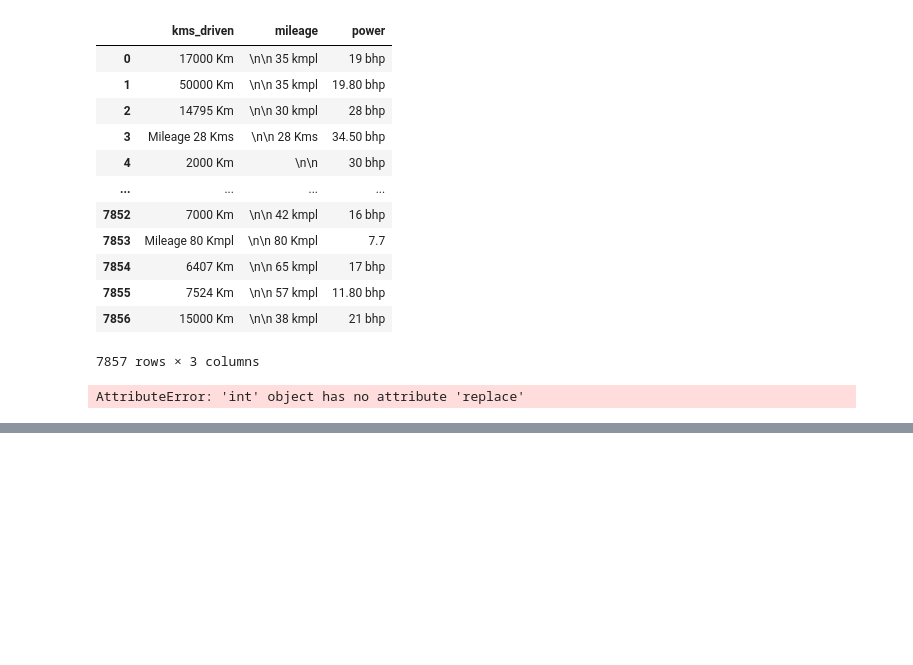
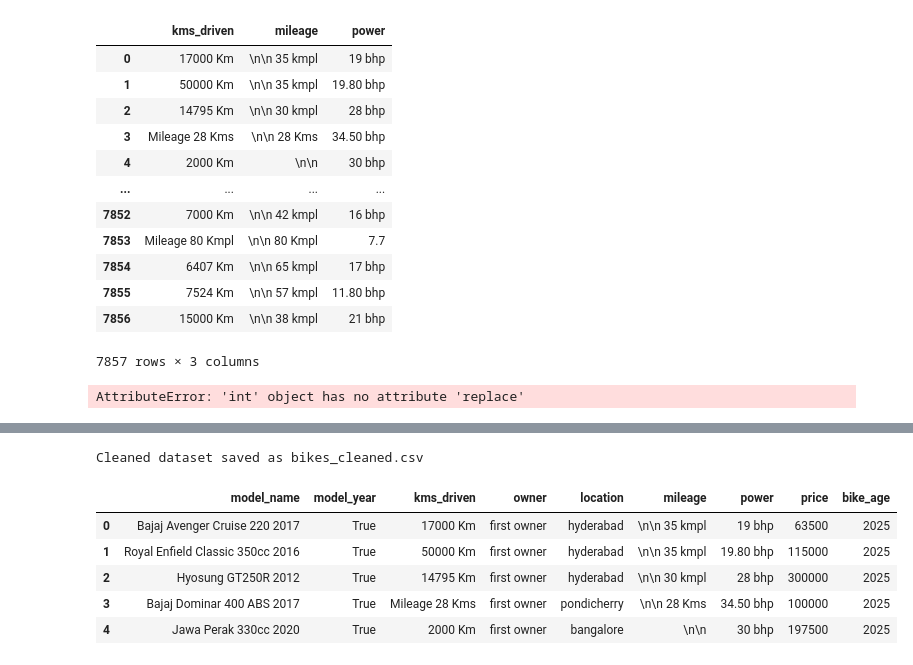
Before and after one commit to durgeshkumarsahu/Machine_learning, a Jupyter notebook: ML_project/first.ipynb, the cells around one changed output, grey strips where cells are left out. Saved outputs shown, nothing was run; the diff lists cells and outputs as text; code cells hidden in the pictures; blank space fills up the shorter version.

```diff
--- a/ML_project/first.ipynb
+++ b/ML_project/first.ipynb
@@ -146,0 +243,13 @@ df[df]
+# %%
+df_clean = df.copy()
+df_clean.to_csv("Bikes---------,index=False")
+print("Cleaned dataset saved as bikes_cleaned.csv")
+display(df_clean.head())
+# %% [output]
+Cleaned dataset saved as bikes_cleaned.csv
+|  | model_name | model_year | kms_driven | owner | location | mileage | power | price | bike_age |
+| 0 | Bajaj Avenger Cruise 220 2017 | True | 17000 Km | first owner | hyderabad | \n\n 35 kmpl | 19 bhp | 63500 | 2025 |
+| 1 | Royal Enfield Classic 350cc 2016 | True | 50000 Km | first owner | hyderabad | \n\n 35 kmpl | 19.80 bhp | 115000 | 2025 |
+| 2 | Hyosung GT250R 2012 | True | 14795 Km | first owner | hyderabad | \n\n 30 kmpl | 28 bhp | 300000 | 2025 |
+| 3 | Bajaj Dominar 400 ABS 2017 | True | Mileage 28 Kms | first owner | pondicherry | \n\n 28 Kms | 34.50 bhp | 100000 | 2025 |
+| 4 | Jawa Perak 330cc 2020 | True | 2000 Km | first owner | bangalore | \n\n | 30 bhp | 197500 | 2025 |
```
Also changed, not shown: parts of 27 cells of this notebook.
